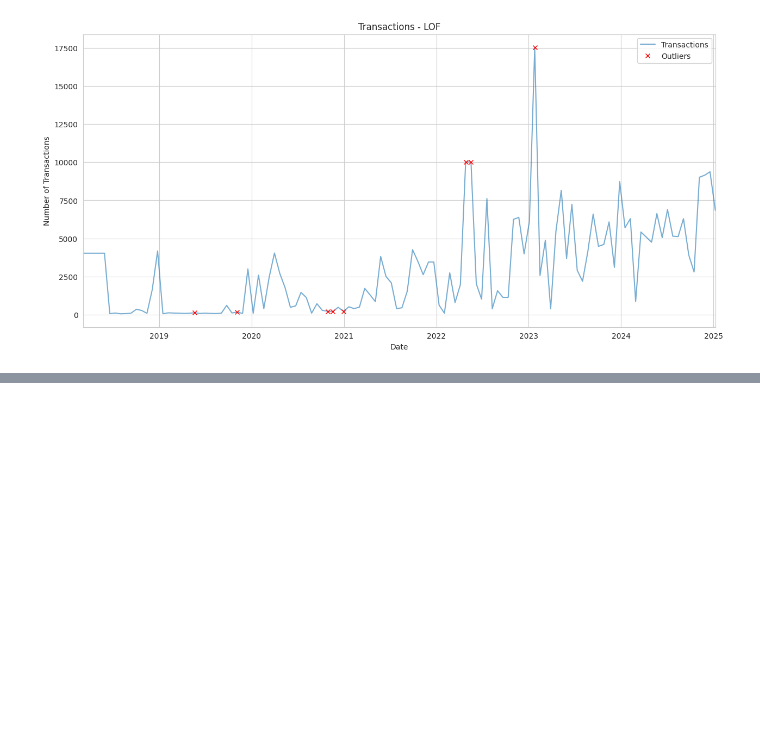
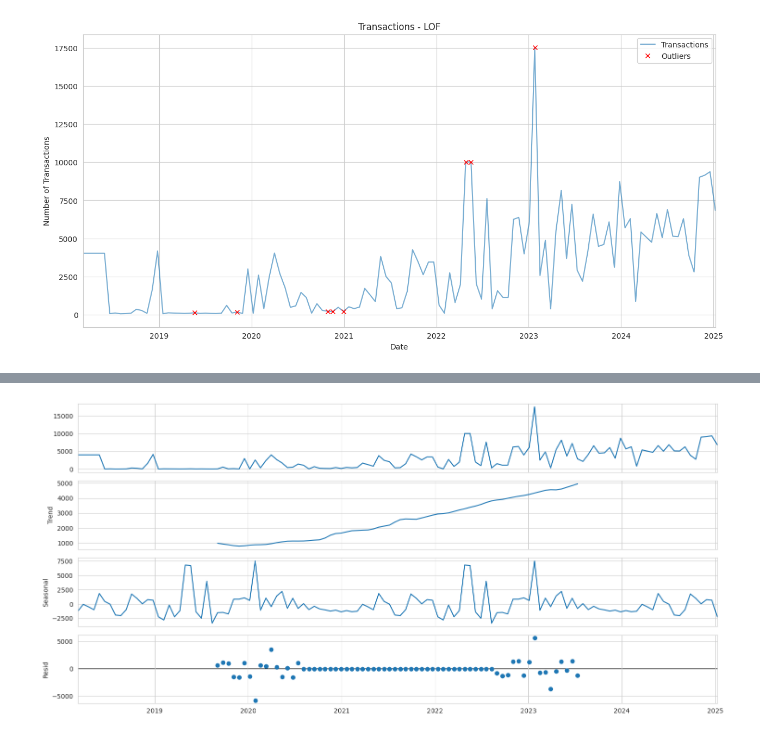
Before and after one commit to Jeremiah-Katumo/dsa, a Jupyter notebook: project/transactions.ipynb, the cells around one changed output, grey strips where cells are left out. Cells and saved outputs as stored; diff of their text form; code cells hidden in the pictures; blank space fills up the shorter version.

```diff
--- a/project/transactions.ipynb
+++ b/project/transactions.ipynb
@@ -1,24 +1,34 @@
 # %%
 import pandas as pd
+from pandas.plotting import lag_plot
 import numpy as np
 import matplotlib.pyplot as plt
 import seaborn as sns
+from statsmodels.graphics.gofplots import qqplot
 from statsmodels.tsa.seasonal import seasonal_decompose, STL
-from pandas.plotting import lag_plot
+from statsmodels.tsa.filters.hp_filter import hpfilter
+from statsmodels.tsa.stattools import adfuller, kpss
+from statsmodels.stats.diagnostic import kstest_normal
+from statsmodels.tsa.ar_model import AutoReg
+from statsmodels.graphics.tsaplots import plot_pacf, plot_acf
+from statsmodels.stats.api import (het_breuschpagan, het_goldfeldquandt, het_white, het_arch)
+from statsmodels.stats.diagnostic import (acorr_breusch_godfrey, acorr_ljungbox, acorr_lm)
+import statsmodels.api as sm
 import scipy
 from scipy.stats import stats
-import matplotlib.pyplot as plt
-from statsmodels.graphics.gofplots import qqplot
+from scipy.stats import shapiro, kstest, normaltest
+from scipy.signal import periodogram
 from pyod.models.knn import KNN
-from joblib import dump, load
 from pyod.models.lof import LOF
 from pyod.models.cblof import CBLOF
 from pyod.models.iforest import IForest
 from pyod.models.copod import COPOD
 from pyod.models.mad import MAD
+from pyod.models.ocsvm import OCSVM
+from joblib import dump, load
+# from pycaret.anomaly import *
 from sklearn.ensemble import IsolationForest
-from pyod.models.ocsvm import OCSVM
-# from pycaret.anomaly import *
+
 
 from pathlib import Path
 import warnings
@@ -26,6 +36,22 @@ import warnings
 warnings.simplefilter('ignore')
 sns.set_style('whitegrid')
 plt.rcParams['figure.figsize'] = (15, 7)
+plt.rc(
+    "axes",
+    labelweight="bold",
+    labelsize="large",
+    titleweight="bold",
+    titlesize=16,
+    titlepad=10,
+)
+plot_params = dict(
+    color="0.75",
+    style=".-",
+    markeredgecolor="0.25",
+    markerfacecolor="0.25",
+    legend=False,
+)
+%config InlineBackend.figure_format = 'retina'
 # %%
 path = Path('/home/jeremy/Documents')
 
@@ -429,0 +550,6 @@ outlier_detector.plot_outliers(outliers, transaction_df, 'LOF')
+# %%
+transaction_decomposed = seasonal_decompose(transaction_df, model='additive')
+
+transaction_decomposed.plot(); plt.show()
+# %% [output]
+[figure, added]
```
Also changed, not shown: parts of 46 cells of this notebook, 1 other file.
